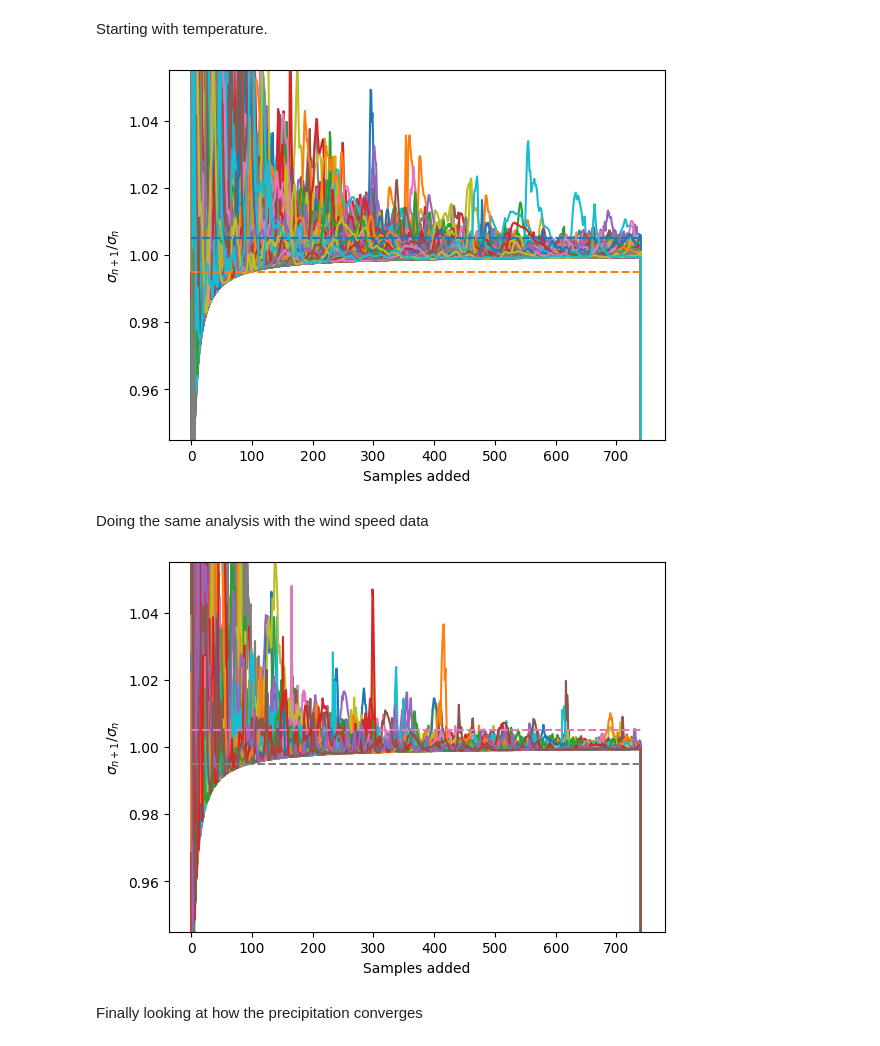
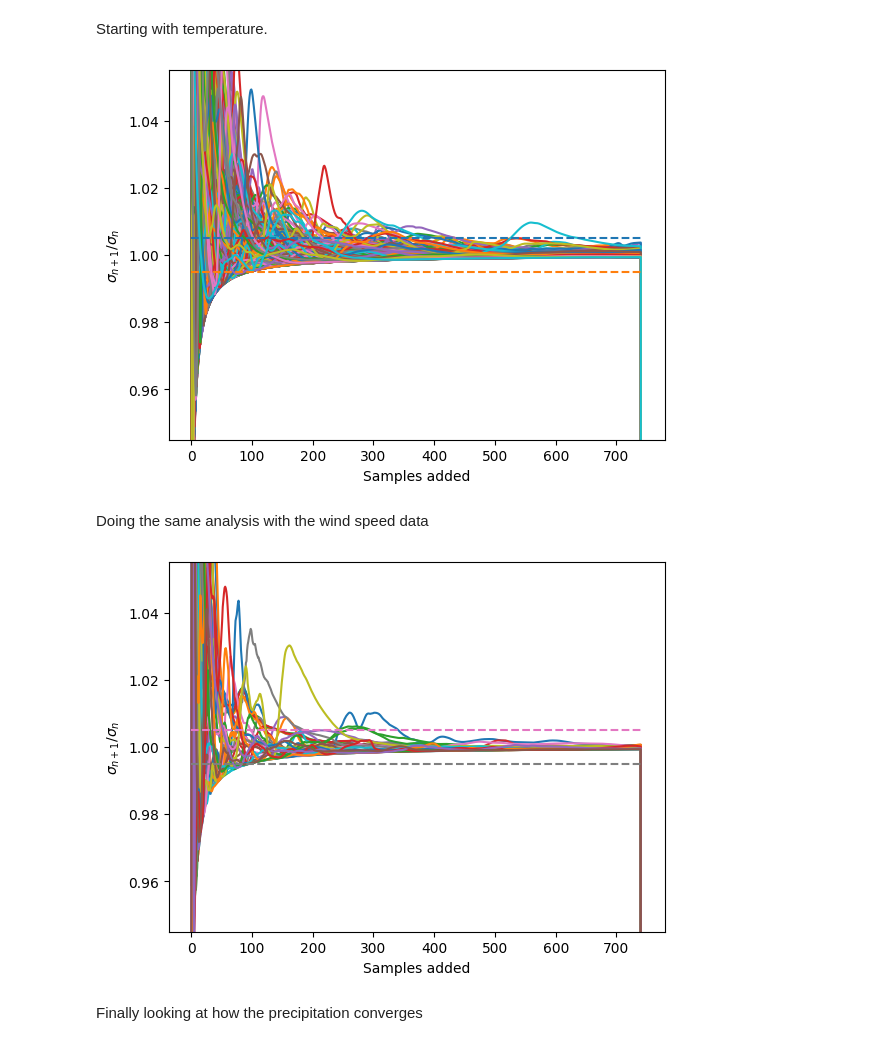
Before and after one commit to kat-grayson/one_pass_algorithms_paper, a Jupyter notebook: figures/figure6&7.ipynb, the cells around one changed output. Drawn from its saved outputs; the diff is of its cells as text; code cells hidden in the pictures.

Commit message:
Update figures 6 and 7

```diff
--- a/figures/figure6&7.ipynb
+++ b/figures/figure6&7.ipynb
@@ -53,7 +50,7 @@ step = 1
 
 # creating an empty array to store the updated means at every time step
 temp_mean_continuous = np.zeros_like(temp)
-temp_var_continuous = np.zeros_like(temp)
+temp_mean_continuous_var = np.zeros_like(temp)
 
 opa_mean = Opa({
     "variable": "2t",
@@ -77,9 +74,9 @@ opa_var = Opa({
 for hour in tqdm(range(0, len(temp.time), step)):
     incoming_data_chunk = temp.isel(time = slice(hour, hour + step))
     result_mean = opa_mean.compute(incoming_data_chunk)
-    result_var = opa_var.compute(incoming_data_chunk)
+    result_var = opa_var.compute(result_mean)
     temp_mean_continuous[hour, :, :] = result_mean["2t"][0, :, :]
-    temp_var_continuous[hour, :, :] = result_var["2t"][0, :, :]
+    temp_mean_continuous_var[hour, :, :] = result_var["2t"][0, :, :]
 # %% [markdown]
 ## Now doing the same for the wind speed data
 # %%
@@ -264,7 +260,7 @@ temp_mean_continuous = xr.DataArray(temp_mean_continuous, dims=['time', 'lat', '
                                         'lat': temp.lat,
                                         'lon': temp.lon})
 
-temp_var_continuous = xr.DataArray(temp_var_continuous, dims=['time', 'lat', 'lon'],
+temp_mean_continuous_var = xr.DataArray(temp_mean_continuous_var, dims=['time', 'lat', 'lon'],
                                  coords={'time': temp.time,
                                         'lat': temp.lat,
                                         'lon': temp.lon})
@@ -274,12 +270,12 @@ ws_mean_continuous = xr.DataArray(ws_mean_continuous, dims=['time', 'lat', 'lon'
                                         'lat': ws.lat,
                                         'lon': ws.lon})
 
-ws_var_continuous = xr.DataArray(ws_var_continuous, dims=['time', 'lat', 'lon'],
+ws_mean_continuous_var = xr.DataArray(ws_mean_continuous_var, dims=['time', 'lat', 'lon'],
                                  coords={'time': ws.time,
                                         'lat': ws.lat,
                                         'lon': ws.lon})
 
-pr_var_continuous = xr.DataArray(pr_var_continuous, dims=['time', 'lat', 'lon'],
+pr_50per_continuous_var = xr.DataArray(pr_50per_continuous_var, dims=['time', 'lat', 'lon'],
                                  coords={'time': pr.time,
                                         'lat': pr.lat,
                                         'lon': pr.lon})
@@ -289,12 +285,12 @@ Starting with temperature.
 # looking for a sequence with a set CI
 start = 2
 
-temp_converg = xr.zeros_like(temp_var_continuous[0,:,:])
+temp_converg = xr.zeros_like(temp_mean_continuous_var[0,:,:])
 temp_converg_seq = xr.zeros_like(temp_mean_continuous[:,:,:])
-less_tol = xr.zeros_like(temp_var_continuous[0,:,:])
+less_tol = xr.zeros_like(temp_mean_continuous_var[0,:,:])
 
 # taking the sequence as the standard deviation
-sequence = np.sqrt(temp_var_continuous[:, :, :])
+sequence = np.sqrt(temp_mean_continuous_var[:, :, :])
 temp_std = sequence
 
 # setting the threshold and tolerance for converegence
@@ -319,19 +315,19 @@ temp_converg = temp_converg - num_conv - start
 # %%
 xaxis = np.linspace(0, len(temp_mean_continuous.time[start:]), len(temp_mean_continuous.time[start:]))
 
 # randomly looking at some of the grid cells
-for q in range(0, len(temp_var_continuous.lat), 20):
-    for e in range(0, len(temp_var_continuous.lon), 50):
+for q in range(0, len(temp_mean_continuous_var.lat), 20):
+    for e in range(0, len(temp_mean_continuous_var.lon), 50):
         plt.plot(xaxis, temp_converg_seq[start:,q,e], linestyle='-')
 
 plt.xlabel('Samples added')
 plt.plot(xaxis, np.linspace(threshold_up, threshold_up, len(temp_mean_continuous.time[start:])), linestyle='--')
 plt.plot(xaxis, np.linspace(threshold_down, threshold_down, len(temp_mean_continuous.time[start:])), linestyle='--')
 plt.ylabel(r'$\sigma_{n+1}/ \sigma_{n}$')
 plt.ylim([threshold_down - 10*tol, threshold_up + 10*tol])
 plt.show()
 # %% [output]
-[figure, old version]
+[figure, new version]
 # %% [markdown]
 Doing the same analysis with the wind speed data
 # %%
@@ -368,8 +364,8 @@ ws_converg = ws_converg - num_conv - start
 xaxis = np.linspace(0, len(ws_mean_continuous.time[start:]), len(ws_mean_continuous.time[start:]))
 
 # randomly looking at some of the grid cells
-for q in range(0, len(ws_var_continuous.lat), 20):
-    for e in range(0, len(ws_var_continuous.lon), 100):
+for q in range(0, len(ws_mean_continuous_var.lat), 20):
+    for e in range(0, len(ws_mean_continuous_var.lon), 100):
         plt.plot(xaxis, ws_converg_seq[start:,q,e], linestyle='-')
 
 plt.xlabel('Samples added')
@@ -379,7 +375,7 @@ plt.ylabel(r'$\sigma_{n+1}/ \sigma_{n}$')
 plt.ylim([threshold_down - 10*tol, threshold_up + 10*tol])
 plt.show()
 # %% [output]
-[figure, old version]
+[figure, new version]
 # %% [markdown]
 Finally looking at how the precipitation converges
 # %%
```
Also changed, not shown: parts of 10 cells of this notebook.
